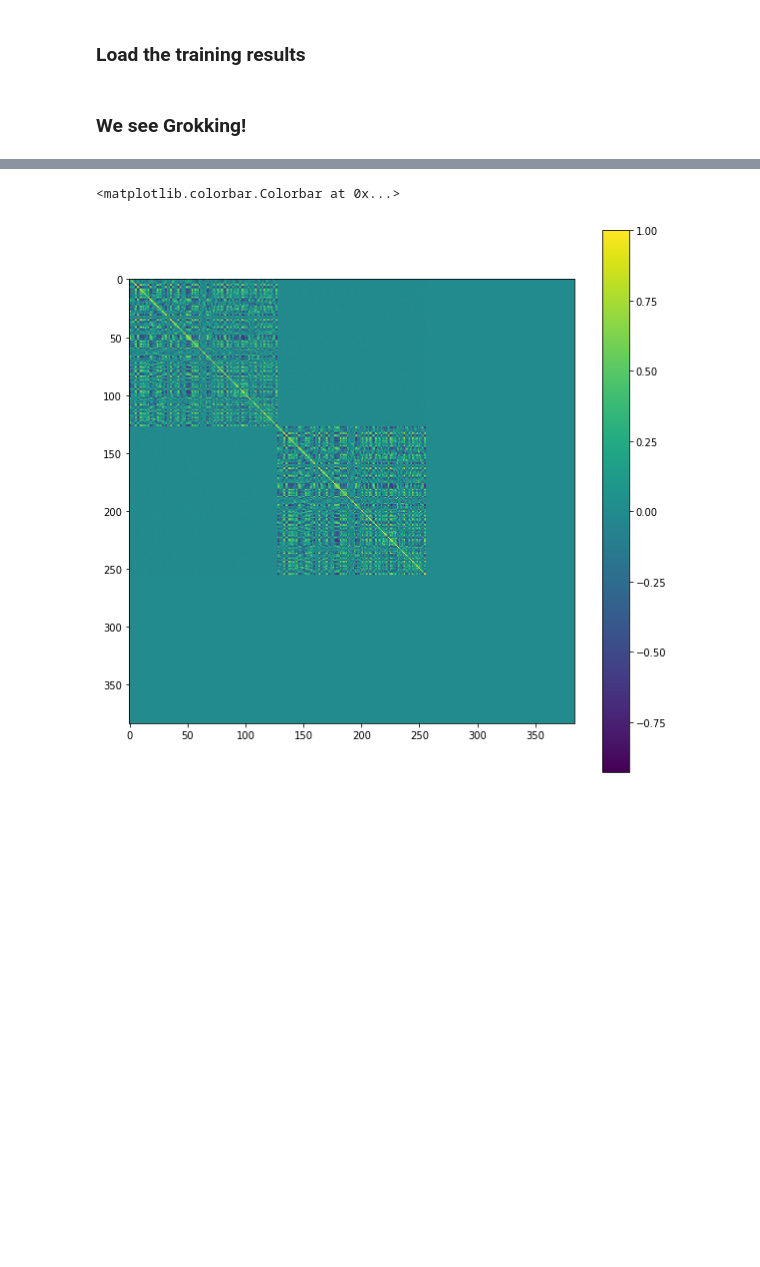
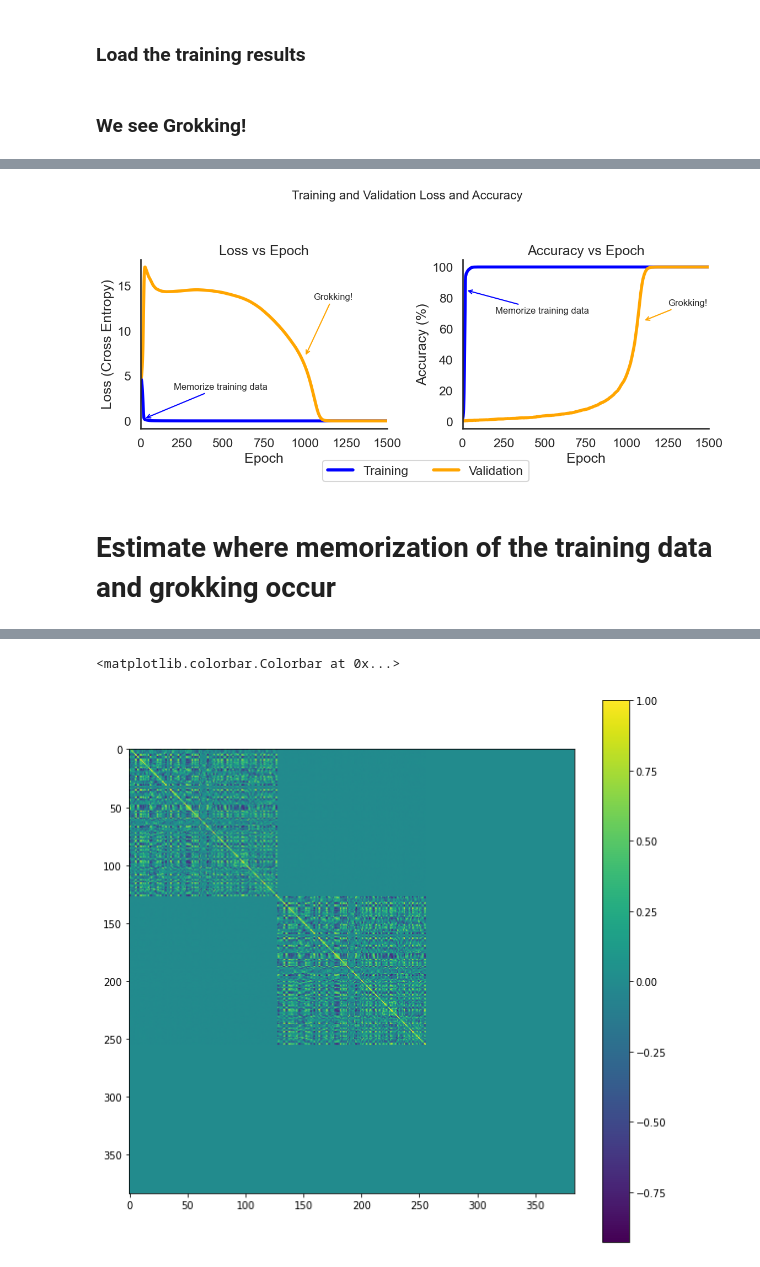
Before and after one commit to adamimos/transformerPlayground, a Jupyter notebook: modular_addition.ipynb, the cells around one changed output, grey strips where cells are left out. Cells and saved outputs as stored; diff of their text form; code cells hidden in the pictures; blank space fills up the shorter version.

```diff
--- a/modular_addition.ipynb
+++ b/modular_addition.ipynb
@@ -598,11 +284,0 @@ TypeError: float() argument must be a string or a number, not 'dict'
-# %%
-# plot how many PCs to get to 95% variance explained
-plt.figure(figsize=(10, 5))
-# loop through each epoch
-for i, epoch in enumerate(epochs):
-    # get the number of PCs
-    n_pcs = np.where(var_expl[epoch] >= 0.9)[0][0]
-    plt.scatter(epoch, n_pcs, color=colors[i])
-plt.xlabel("Epoch")
-plt.ylabel("Number of PCs")
-plt.show()
@@ -666,0 +285,60 @@ for i, neuron_ind in enumerate(neuron_inds):
+# %%
+import matplotlib.pyplot as plt
+import seaborn as sns
+
+train_loss = [training_dict[epoch]["train_loss"] for epoch in training_dict if type(epoch) == int]
+val_loss = [training_dict[epoch]["val_loss"] for epoch in training_dict if type(epoch) == int]
+train_acc = [100*training_dict[epoch]["train_acc"] for epoch in training_dict if type(epoch) == int]
+val_acc = [100*training_dict[epoch]["val_acc"] for epoch in training_dict if type(epoch) == int]
+# lambda function for the above
+
+
+sns.set_style("white")
+sns.set_context("talk")
+
+# plot the training loss and accuracy
+plt.figure(figsize=(12, 5))
+plt.suptitle("Training and Validation Loss and Accuracy", fontsize=16, y=1.05)
+
+# Plot training and validation loss
+plt.subplot(1, 2, 1)
+plt.plot(train_loss, label="Training", linewidth=4, color='blue')
+plt.plot(val_loss, label="Validation", linewidth=4, color='orange')
+plt.xlim([0, 1500])
+plt.xlabel("Epoch")
+plt.ylabel("Loss (Cross Entropy)")
+plt.title("Loss vs Epoch")
+
+# Add an arrow for memorize training data
+plt.annotate("Memorize training data", xy=(20, 0.25), xytext=(200, 3.5), fontsize=12,
+             arrowprops=dict(facecolor="black", edgecolor="blue", arrowstyle="->"))
+
+plt.annotate("Grokking!", xy=(1000, 7.15), xytext=(1050, 13.5), fontsize=12,
+             arrowprops=dict(facecolor="black", edgecolor="orange", arrowstyle="->"))
+
+# Plot training and validation accuracy
+plt.subplot(1, 2, 2)
+plt.plot(train_acc, label="Training", linewidth=4, color='blue')
+plt.plot(val_acc, label="Validation", linewidth=4, color='orange')
+plt.xlim([0, 1500])
+
+plt.xlabel("Epoch")
+plt.ylabel("Accuracy (%)")
+plt.title("Accuracy vs Epoch")
+sns.despine()
+
+# Add an arrow for grokking
+plt.annotate("Memorize training data", xy=(20, 85), xytext=(200, 70), fontsize=12,
+             arrowprops=dict(facecolor="black", edgecolor="blue", arrowstyle="->"))
+
+plt.annotate("Grokking!", xy=(1100, 65), xytext=(1250, 75), fontsize=12,
+             arrowprops=dict(facecolor="black", edgecolor="orange", arrowstyle="->"))
+
+plt.tight_layout()
+# Place the legend at the center underneath both plots with two columns
+plt.legend(["Training", "Validation"], bbox_to_anchor=(-0.15, -0.15), loc="upper center", ncol=2)
+plt.show()
+# %% [output]
+[figure, added]
+# %% [markdown]
+# Estimate where memorization of the training data and grokking occur
```
Also changed, not shown: parts of 42 cells of this notebook, 1 other file.
